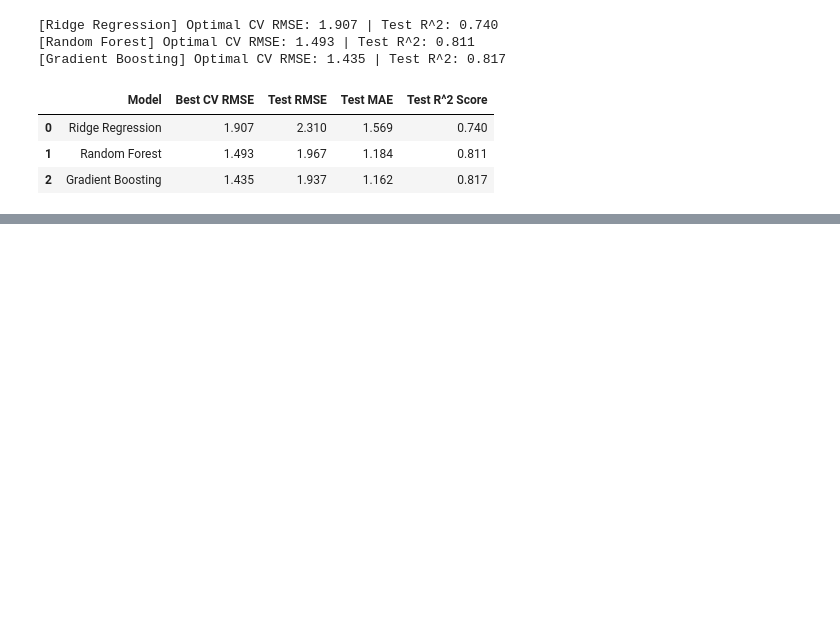
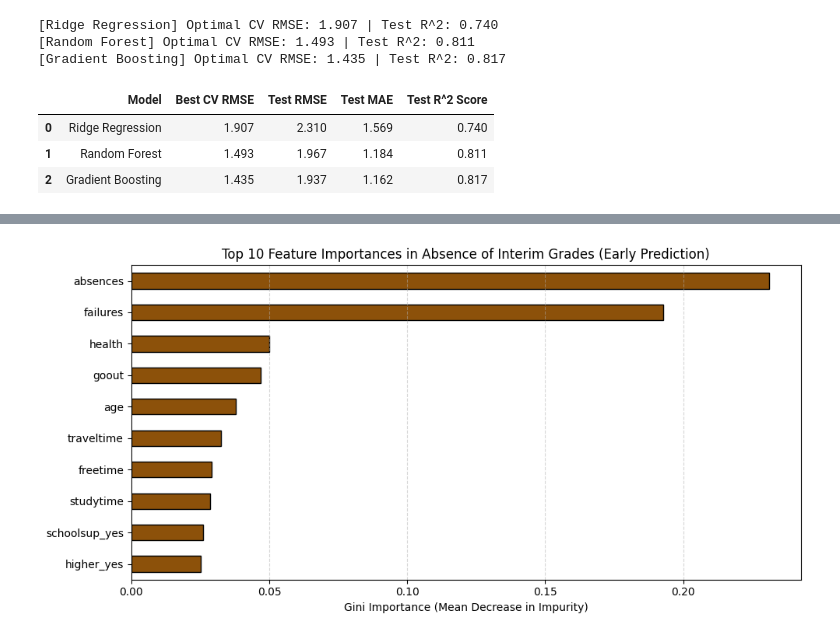
Before and after one commit to J-S-Grewal/Marks_Prediction_Model, a Jupyter notebook: codes/02_advanced_models.ipynb, the cells around one changed output, grey strips where cells are left out. Saved outputs shown, nothing was run; the diff lists cells and outputs as text; code cells hidden in the pictures; blank space fills up the shorter version.

Commit message:
Implement feature ablation study and non-grade feature analysis

```diff
--- a/codes/02_advanced_models.ipynb
+++ b/codes/02_advanced_models.ipynb
@@ -255,3 +255,101 @@ display(tuned_df[['Model', 'Best CV RMSE', 'Test RMSE', 'Test MAE', 'Test R^2 Sc
 | 0 | Ridge Regression | 1.907 | 2.310 | 1.569 | 0.740 |
 | 1 | Random Forest | 1.493 | 1.967 | 1.184 | 0.811 |
 | 2 | Gradient Boosting | 1.435 | 1.937 | 1.162 | 0.817 |
+# %%
+import numpy as np
+import pandas as pd
+import matplotlib.pyplot as plt
+
+from sklearn.model_selection import train_test_split
+from sklearn.preprocessing import OneHotEncoder, StandardScaler
+from sklearn.compose import ColumnTransformer
+from sklearn.pipeline import Pipeline
+from sklearn.linear_model import Ridge
+from sklearn.ensemble import RandomForestRegressor, GradientBoostingRegressor
+from sklearn.neural_network import MLPRegressor
+from sklearn.metrics import mean_squared_error, mean_absolute_error, r2_score
+
+# 0. Load Dataset Directly
+data_path = '../data/student-mat.csv'
+df = pd.read_csv(data_path, sep=';')
+
+# 1. Define Ablated Feature Set (Dropping Interim Exam Marks G1 and G2)
+X_ablated = df.drop(columns=['G1', 'G2', 'G3'])
+y_ablated = df['G3']
+
+# 2. Extract Column Modalities for the Ablated Design Matrix
+numeric_features_ablated = X_ablated.select_dtypes(include=['int64', 'float64']).columns.tolist()
+categorical_features_ablated = X_ablated.select_dtypes(include=['object']).columns.tolist()
+
+preprocessor_ablated = ColumnTransformer(
+    transformers=[
+        ('num', StandardScaler(), numeric_features_ablated),
+        ('cat', OneHotEncoder(drop='first', sparse_output=False), categorical_features_ablated)
+    ]
+)
+
+# 3. Train-Test Split (80% Train, 20% Test)
+X_train_ab, X_test_ab, y_train_ab, y_test_ab = train_test_split(
+    X_ablated, y_ablated, test_size=0.20, random_state=42
+)
+
+# 4. Candidate Models for Early Prediction
+ablation_models = {
+    "Ridge Regression (No G1, G2)": Ridge(alpha=10.0),
+    "Random Forest (No G1, G2)": RandomForestRegressor(n_estimators=100, max_depth=6, random_state=42),
+    "Gradient Boosting (No G1, G2)": GradientBoostingRegressor(n_estimators=100, learning_rate=0.05, max_depth=3, random_state=42),
+    "Feedforward NN / MLP (No G1, G2)": MLPRegressor(hidden_layer_sizes=(32, 16), activation='relu', max_iter=1000, random_state=42)
+}
+
+ablation_results = []
+trained_ablation_pipes = {}
+
+print("--- Running Feature Ablation Study (Predicting Without G1 & G2) ---")
+
+for name, model in ablation_models.items():
+    pipe_ab = Pipeline(steps=[
+        ('preprocessor', preprocessor_ablated),
+        ('regressor', model)
+    ])
+    pipe_ab.fit(X_train_ab, y_train_ab)
+    y_pred_ab = pipe_ab.predict(X_test_ab)
+
+    rmse_ab = np.sqrt(mean_squared_error(y_test_ab, y_pred_ab))
+    mae_ab = mean_absolute_error(y_test_ab, y_pred_ab)
+    r2_ab = r2_score(y_test_ab, y_pred_ab)
+
+    trained_ablation_pipes[name] = pipe_ab
+
+    ablation_results.append({
+        "Model": name,
+        "Test RMSE": round(rmse_ab, 3),
+        "Test MAE": round(mae_ab, 3),
+        "Test R^2 Score": round(r2_ab, 3)
+    })
+
+ablation_df = pd.DataFrame(ablation_results)
+display(ablation_df)
+
+# 5. Extract Feature Importances from Ablated Random Forest
+rf_ab_pipeline = trained_ablation_pipes["Random Forest (No G1, G2)"]
+cat_encoder_ab = rf_ab_pipeline.named_steps['preprocessor'].named_transformers_['cat']
+cat_names_ab = cat_encoder_ab.get_feature_names_out(categorical_features_ablated).tolist()
+all_features_ab = numeric_features_ablated + cat_names_ab
+
+importances_ab = rf_ab_pipeline.named_steps['regressor'].feature_importances_
+importance_ab_series = pd.Series(importances_ab, index=all_features_ab).sort_values(ascending=False)
+
+# 6. Plot and Save the New Non-Exam Feature Drivers
+plt.figure(figsize=(10, 5))
+importance_ab_series.head(10).plot(kind='barh', color='#8c510a', edgecolor='black')
+plt.gca().invert_yaxis()
+plt.title("Top 10 Feature Importances in Absence of Interim Grades (Early Prediction)")
+plt.xlabel("Gini Importance (Mean Decrease in Impurity)")
+plt.grid(axis='x', linestyle='--', alpha=0.5)
+plt.tight_layout()
+plt.savefig('../images/ablation_feature_importances.png', dpi=300)
+plt.show()
+
+print("\nTop 5 non-grade predictors driving performance:")
+print(importance_ab_series.head(5))
+# %% [output]
@@ -257,0 +362 @@ display(tuned_df[['Model', 'Best CV RMSE', 'Test RMSE', 'Test MAE', 'Test R^2 Sc
+[figure, added]
```
Also changed, not shown: parts of 1 cell of this notebook, 1 other file.
